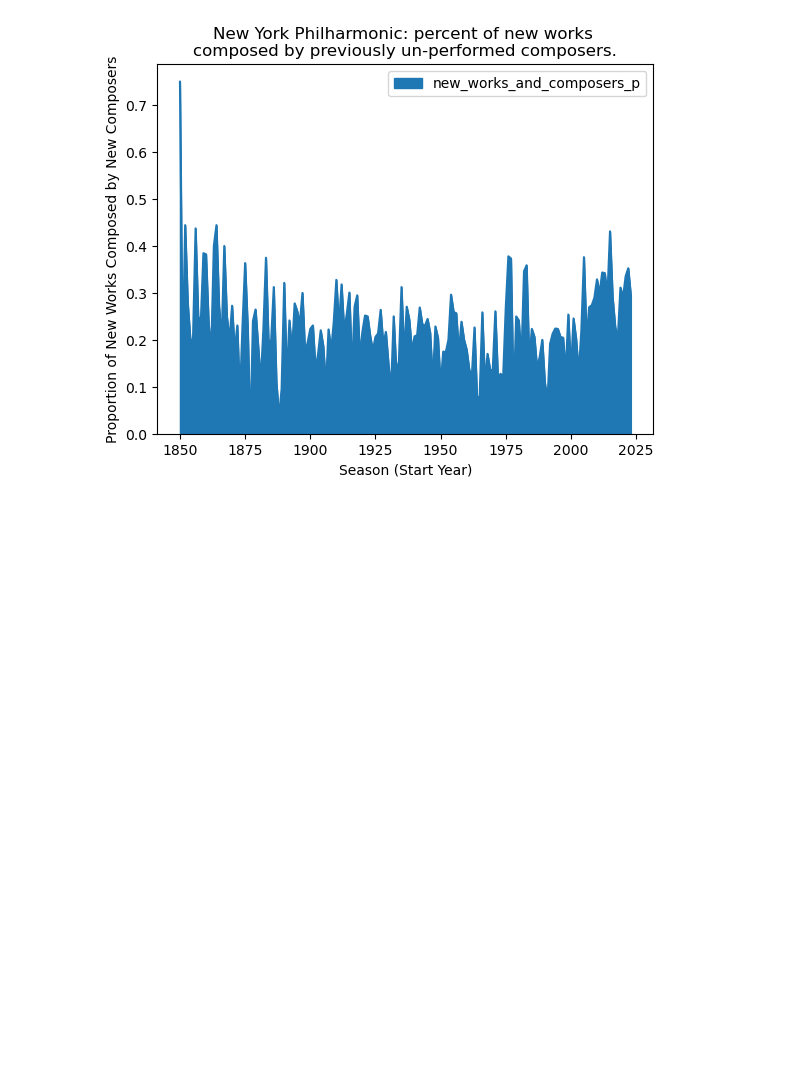
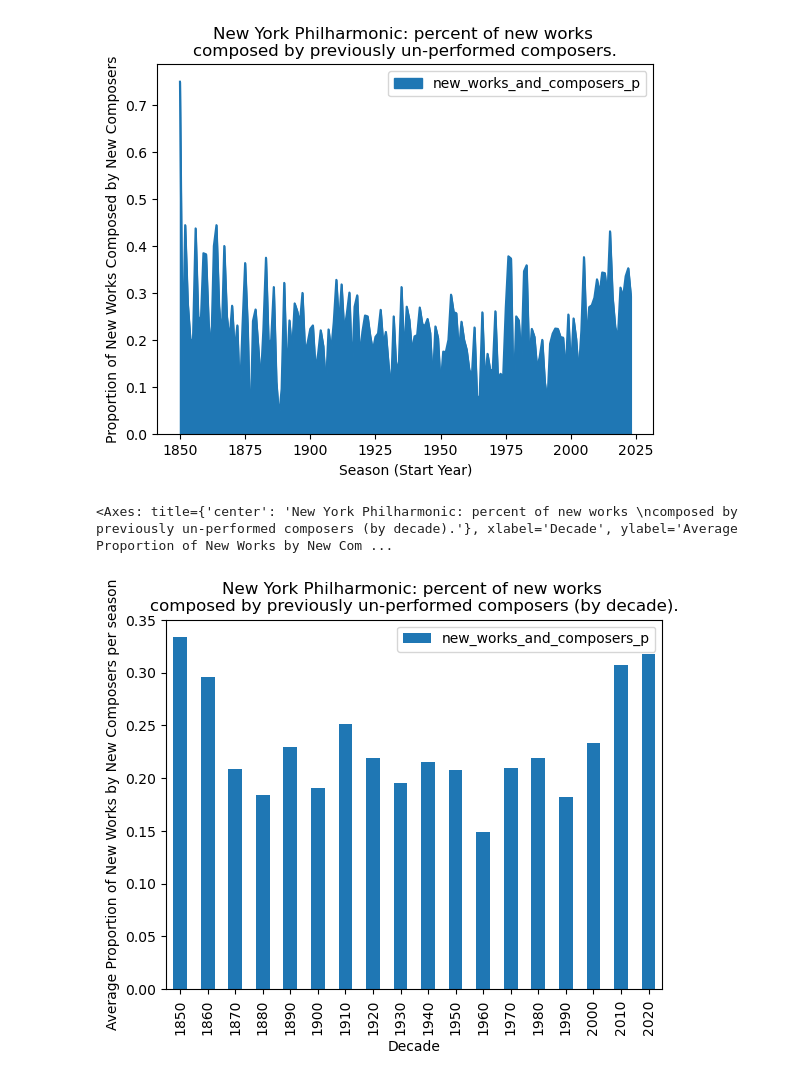
Before and after one commit to jakegibb/nyphil-programming-analysis, a Jupyter notebook: data_restructuring_and_analysis/programming_analysis.ipynb, the cells around one changed output. Saved outputs shown, nothing was run; the diff lists cells and outputs as text; code cells hidden in the pictures; blank space fills up the shorter version.

```diff
--- a/data_restructuring_and_analysis/programming_analysis.ipynb
+++ b/data_restructuring_and_analysis/programming_analysis.ipynb
@@ -236,3 +235,13 @@ nyphil_programming_after_1849.plot(
 # %% [output]
 <Axes: title={'center': 'New York Philharmonic: percent of new works \ncomposed by previously un-performed composers.'}, xlabel='Season (Start Year)', ylabel='Proportion of New Works Composed by New C ...
 [figure]
+# %%
+nyphil_programming_by_decade.plot(
+    y=["new_works_and_composers_p"],
+    title="New York Philharmonic: percent of new works \ncomposed by previously un-performed composers (by decade).",
+    kind='bar',
+    xlabel="Decade",
+    ylabel= 'Average Proportion of New Works by New Composers per season')
+# %% [output]
+<Axes: title={'center': 'New York Philharmonic: percent of new works \ncomposed by previously un-performed composers (by decade).'}, xlabel='Decade', ylabel='Average Proportion of New Works by New Com ...
+[figure, added]
```
Also changed, not shown: parts of 3 cells of this notebook.
